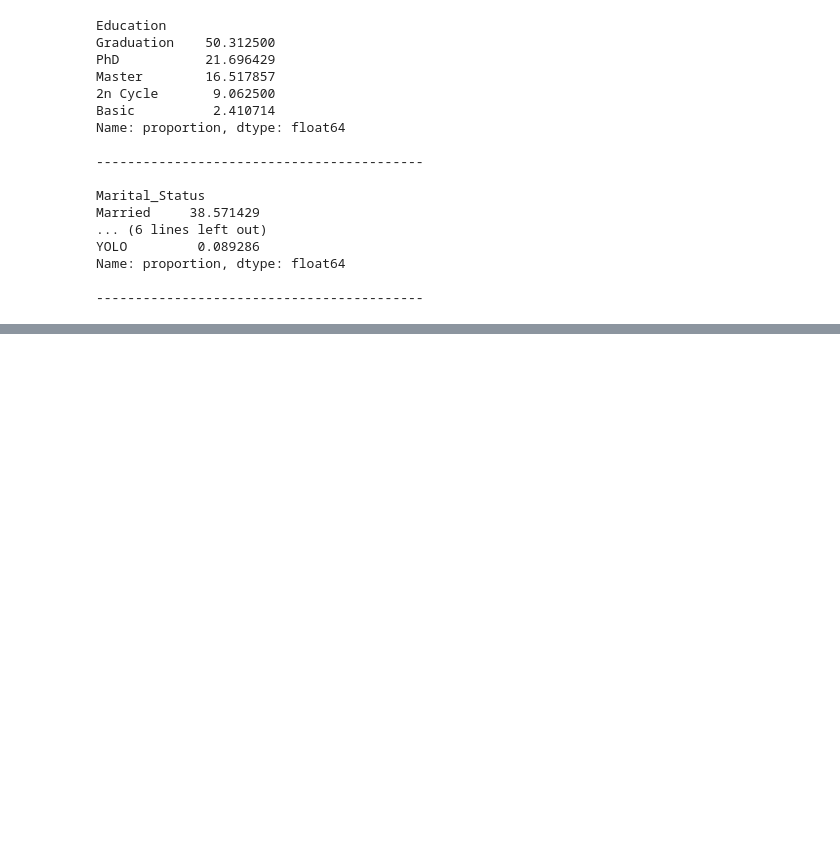
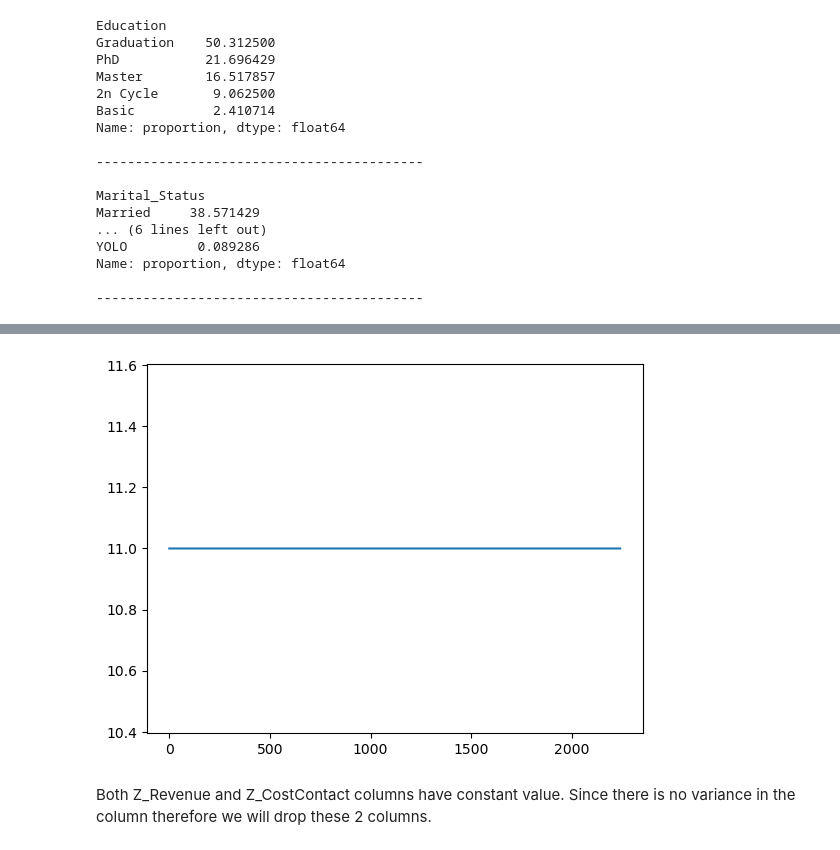
Before and after one commit to aditisahayad/Customer-Categorization---ML-Project, a Jupyter notebook: notebooks/EDA.ipynb, the cells around one changed output, grey strips where cells are left out. Drawn from its saved outputs; the diff is of its cells as text; code cells hidden in the pictures; blank space fills up the shorter version.

```diff
--- a/notebooks/EDA.ipynb
+++ b/notebooks/EDA.ipynb
@@ -170,0 +190,7 @@ Name: proportion, dtype: float64
+# %%
+df.Z_Revenue.plot()
+plt.show()
+# %% [output]
+[figure, added]
+# %% [markdown]
+Both Z_Revenue and Z_CostContact columns have constant value. Since there is no variance in the column therefore we will drop these 2 columns.
```
Also changed, not shown: parts of 9 cells of this notebook.
